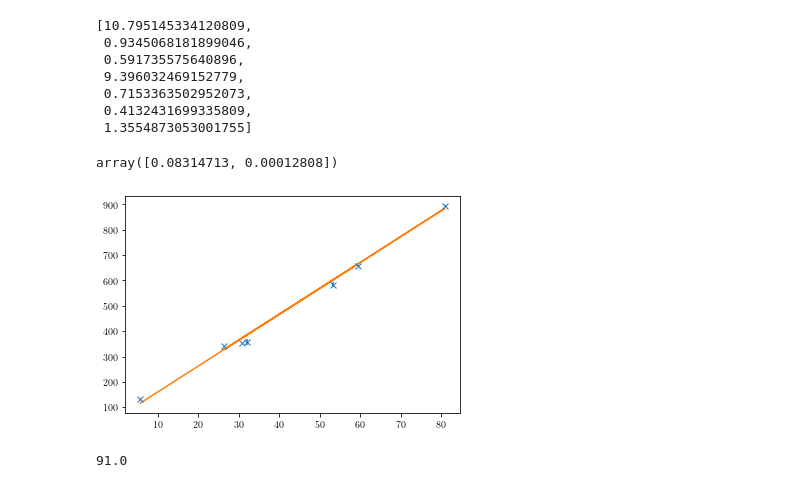
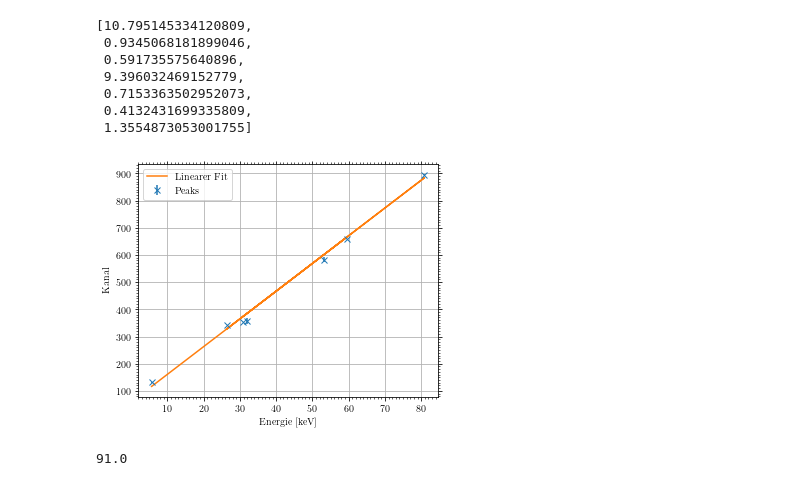
Before and after one commit to vale981/fpraktikum, a Jupyter notebook: CS/auswertung/Untitled.ipynb, the cells around one changed output. Drawn from its saved outputs; the diff is of its cells as text; code cells hidden in the pictures.

```diff
--- a/CS/auswertung/Untitled.ipynb
+++ b/CS/auswertung/Untitled.ipynb
@@ -75,14 +75,21 @@ def Ef(x, a, b):
 # %%
 pe, d_pe = curve_fit(Ef, energies, peaks, sigma=d_peaks, absolute_sigma=True)
 d_pe =  np.sqrt(np.diag(d_pe))
-# %%
-plt.cla()
-plt.errorbar(energies, peaks, linestyle='None', marker='x', yerr=d_peaks)
-plt.plot(energies, Ef(np.array(energies), *pe))
-d_pe
-# %% [output]
-array([0.08314713, 0.00012808])
-[figure, removed]
+# %%
+fig = plt.figure()
+ax = fig.add_subplot(111)
+pinmp_ticks(ax.xaxis, 10)
+pinmp_ticks(ax.yaxis, 10)
+ax.grid(which='major')
+ax.tick_params(right=True, top=True, which='both')
+ax.set_xlabel('Energie [keV]')
+ax.set_ylabel('Kanal')
+ax.errorbar(energies, peaks, linestyle='None', marker='x', yerr=d_peaks, label='Peaks')
+ax.plot(energies, Ef(np.array(energies), *pe), label='Linearer Fit')
+ax.legend()
+save_fig(fig, 'energy_fit', 'calibrate')
+# %% [output]
+[figure, added]
 # %%
 EE = SecondaryValue('b*K+a', defaults=dict(a=(pe[0], d_pe[0]), b=(pe[1], d_pe[1])))
 # %%
```
Also changed, not shown: parts of 11 cells of this notebook, 1 other file.
